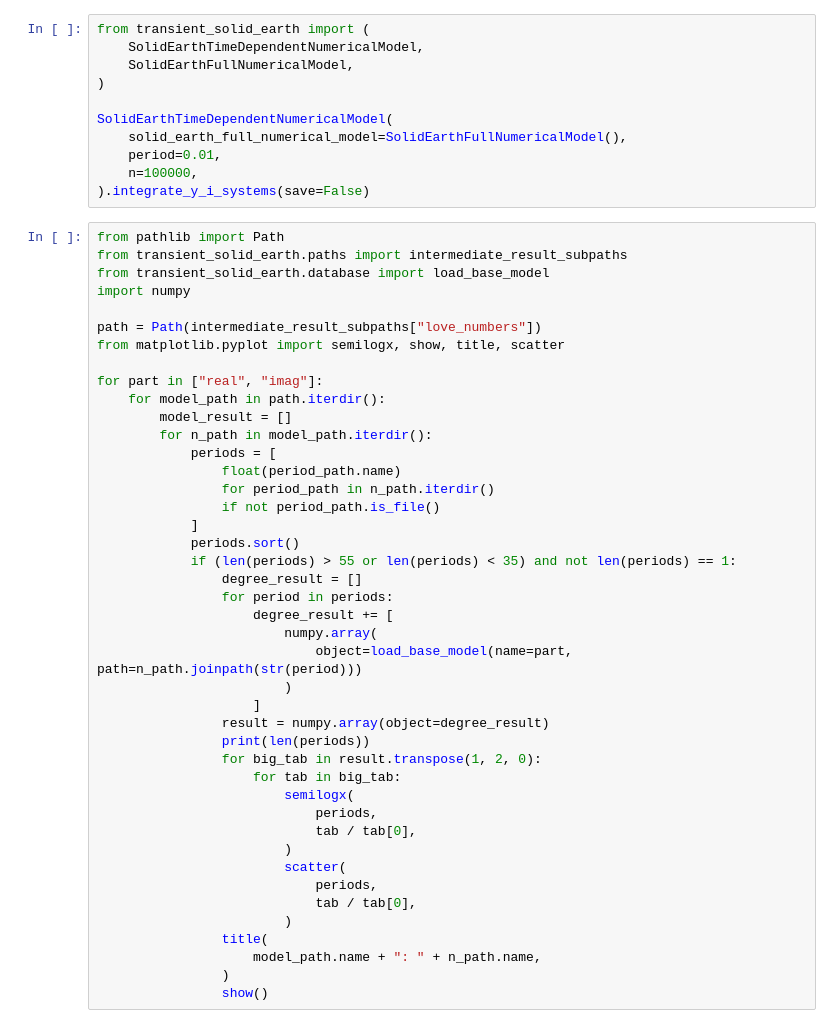
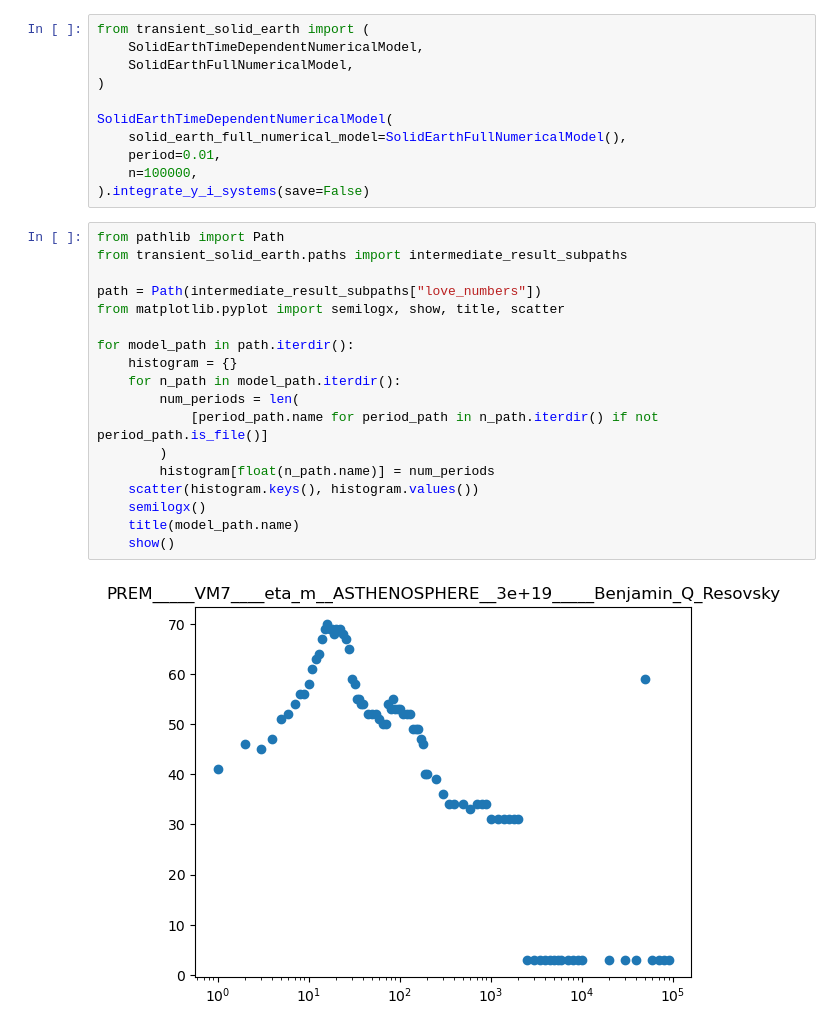
Before and after one commit to maxime-rousselet-cnes/transient_solid_earth, a Jupyter notebook: test.ipynb, the cells around one changed output. Saved outputs shown, nothing was run; the diff lists cells and outputs as text.

```diff
--- a/test.ipynb
+++ b/test.ipynb
@@ -12,43 +12,20 @@ SolidEarthTimeDependentNumericalModel(
 # %%
 from pathlib import Path
 from transient_solid_earth.paths import intermediate_result_subpaths
-from transient_solid_earth.database import load_base_model
-import numpy
 
 path = Path(intermediate_result_subpaths["love_numbers"])
 from matplotlib.pyplot import semilogx, show, title, scatter
 
-for part in ["real", "imag"]:
-    for model_path in path.iterdir():
-        model_result = []
-        for n_path in model_path.iterdir():
-            periods = [
-                float(period_path.name)
-                for period_path in n_path.iterdir()
-                if not period_path.is_file()
-            ]
-            periods.sort()
-            if (len(periods) > 55 or len(periods) < 35) and not len(periods) == 1:
-                degree_result = []
-                for period in periods:
-                    degree_result += [
-                        numpy.array(
-                            object=load_base_model(name=part, path=n_path.joinpath(str(period)))
-                        )
-                    ]
-                result = numpy.array(object=degree_result)
-                print(len(periods))
-                for big_tab in result.transpose(1, 2, 0):
-                    for tab in big_tab:
-                        semilogx(
-                            periods,
-                            tab / tab[0],
-                        )
-                        scatter(
-                            periods,
-                            tab / tab[0],
-                        )
-                title(
-                    model_path.name + ": " + n_path.name,
-                )
-                show()
+for model_path in path.iterdir():
+    histogram = {}
+    for n_path in model_path.iterdir():
+        num_periods = len(
+            [period_path.name for period_path in n_path.iterdir() if not period_path.is_file()]
+        )
+        histogram[float(n_path.name)] = num_periods
+    scatter(histogram.keys(), histogram.values())
+    semilogx()
+    title(model_path.name)
+    show()
+# %% [output]
+[figure, added]
```
Also changed, not shown: parts of 1 cell of this notebook, 12 other files.
